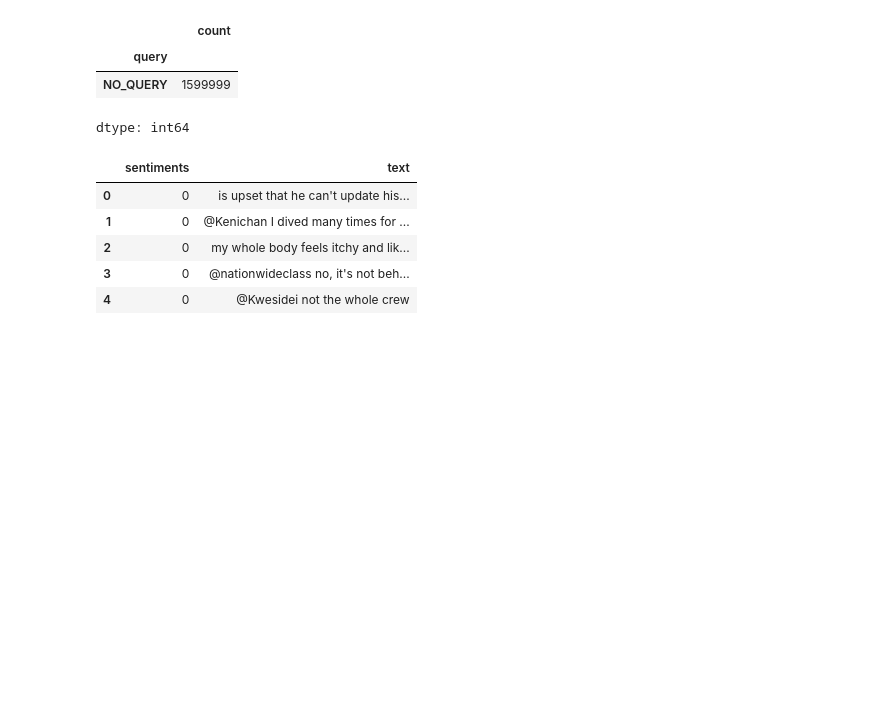
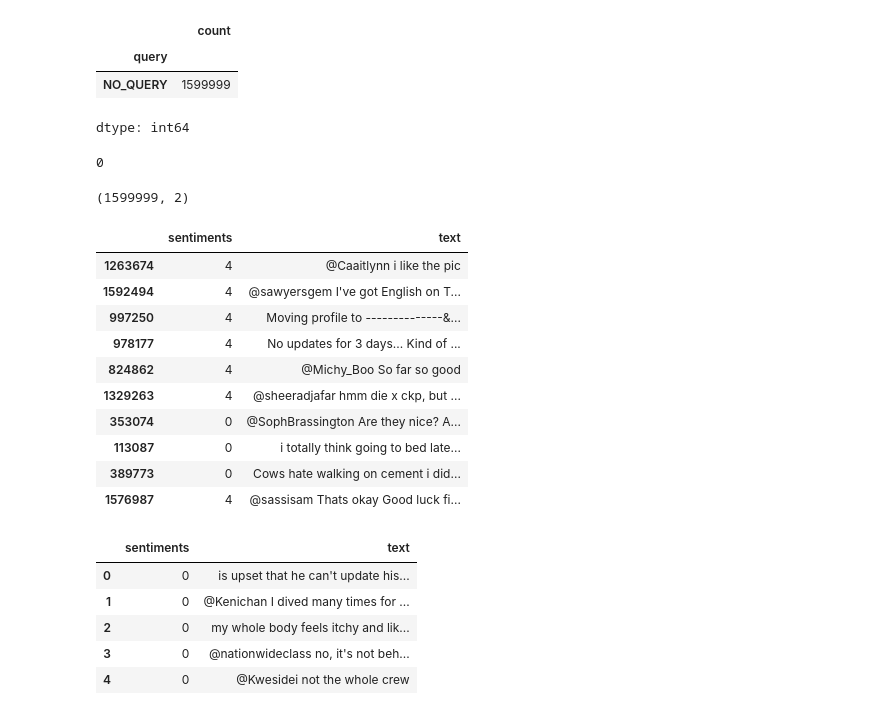
Before and after one commit to Himanshu0518/NLP, a Jupyter notebook: Sentiment_analysis.ipynb, the cells around one changed output. Cells and saved outputs as stored; diff of their text form; code cells hidden in the pictures; blank space fills up the shorter version.

```diff
--- a/Sentiment_analysis.ipynb
+++ b/Sentiment_analysis.ipynb
@@ -74,6 +78,29 @@ df['query'].value_counts()
 dtype: int64
 # %%
 df = df.drop(['id','date','query','user'] , axis = 1)
+# %%
+sum(df['text'].apply(len)<5)
+# %% [output]
+0
+# %%
+df = df[df['text'].apply(len)>5]
+df.shape
+# %% [output]
+(1599999, 2)
+# %%
+df.sample(10)
+# %% [output]
+|  | sentiments | text |
+| 1263674 | 4 | @Caaitlynn i like the pic |
+| 1592494 | 4 | @sawyersgem I've got English on T... |
+| 997250 | 4 | Moving profile to --------------&... |
+| 978177 | 4 | No updates for 3 days... Kind of ... |
+| 824862 | 4 | @Michy_Boo So far so good |
+| 1329263 | 4 | @sheeradjafar hmm die x ckp, but ... |
+| 353074 | 0 | @SophBrassington Are they nice? A... |
+| 113087 | 0 | i totally think going to bed late... |
+| 389773 | 0 | Cows hate walking on cement i did... |
+| 1576987 | 4 | @sassisam Thats okay Good luck fi... |
 # %%
 df.head()
 # %% [output]
```
Also changed, not shown: parts of 49 cells of this notebook.
